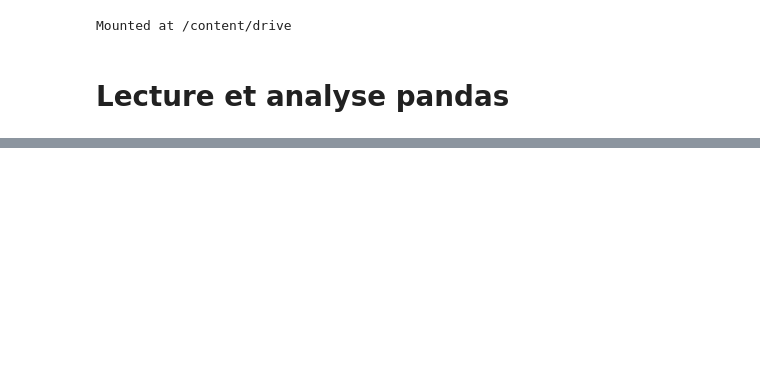
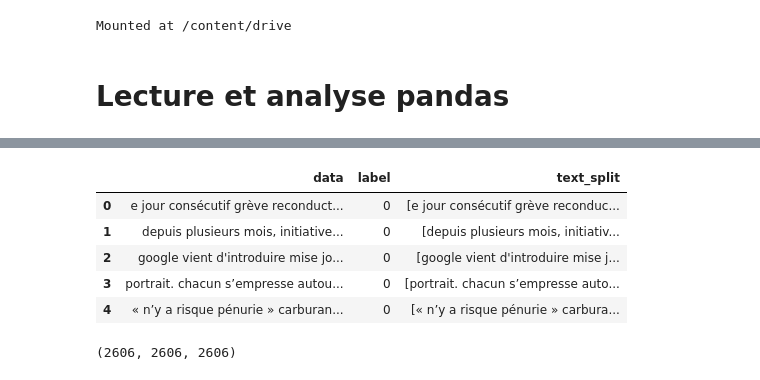
Before and after one commit to ValentinCord/HandsOnAI_2, a Jupyter notebook: NLP_Transformer.ipynb, the cells around one changed output, grey strips where cells are left out. Drawn from its saved outputs; the diff is of its cells as text; code cells hidden in the pictures; blank space fills up the shorter version.

```diff
--- a/NLP_Transformer.ipynb
+++ b/NLP_Transformer.ipynb
@@ -117,0 +79,21 @@ AttributeError: ignored
+# %%
+import re
+import nltk
+nltk.download("stopwords")
+from nltk.corpus import stopwords
+
+REPLACE_BY_SPACE_RE = re.compile('[/(){}\[\]\|@,;]')
+BAD_SYMBOLS_RE = re.compile('[^0-9a-z #+_]')
+STOPWORDS = set(stopwords.words('french'))
+
+def clean_text(text):
+    """
+        text: a string
+
+        return: modified initial string
+    """
+    text = text.lower() # lowercase text
+    #text = REPLACE_BY_SPACE_RE.sub(' ', text)
+    #text = BAD_SYMBOLS_RE.sub('', text)
+    text = ' '.join(word for word in text.split() if word not in STOPWORDS) # remove stopwors from text
+    return text
@@ -117,0 +103,3 @@ AttributeError: ignored
+# %%
+df['data'] = df['data'].apply(clean_text)
+df['data'] = df['data'].str.replace('\d+', '')
@@ -117,0 +115,38 @@ AttributeError: ignored
+# %%
+def get_split(text1):
+    l_total = []
+    l_parcial = []
+    if len(text1.split())//150 >0:
+        n = len(text1.split())//150
+    else:
+        n = 1
+    for w in range(n):
+        if w == 0:
+            l_parcial = text1.split()[:200]
+            l_total.append(" ".join(l_parcial))
+        else:
+            l_parcial = text1.split()[w*150:w*150 + 200]
+            l_total.append(" ".join(l_parcial))
+    return l_total
+# %%
+df['text_split'] = df['data'].apply(get_split)
+df.head()
+# %% [output]
+|  | data | label | text_split |
+| 0 | e jour consécutif grève reconduct... | 0 | [e jour consécutif grève reconduc... |
+| 1 | depuis plusieurs mois, initiative... | 0 | [depuis plusieurs mois, initiativ... |
+| 2 | google vient d'introduire mise jo... | 0 | [google vient d'introduire mise j... |
+| 3 | portrait. chacun s’empresse autou... | 0 | [portrait. chacun s’empresse auto... |
+| 4 | « n’y a risque pénurie » carburan... | 0 | [« n’y a risque pénurie » carbura... |
+# %%
+train_l = []
+label_l = []
+index_l =[]
+for idx,row in df.iterrows():
+    for l in row['text_split']:
+        train_l.append(l)
+        label_l.append(row['label'])
+        index_l.append(idx)
+len(train_l), len(label_l), len(index_l)
+# %% [output]
+(2606, 2606, 2606)
```
Also changed, not shown: parts of 21 cells of this notebook.
